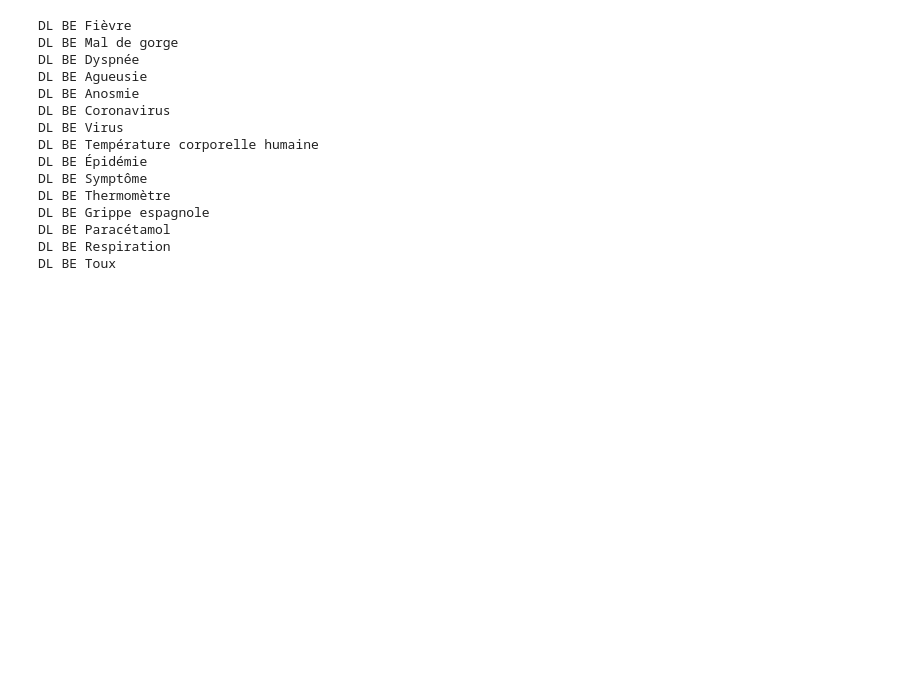
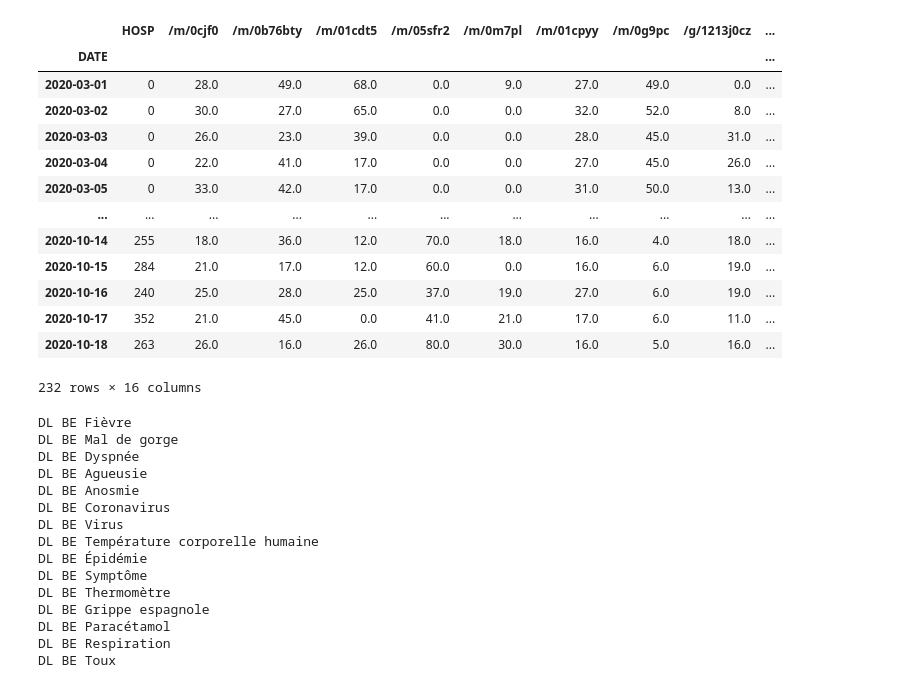
Before and after one commit to gerardmargaux/CovidThesis, a Jupyter notebook: src/forecast.ipynb, the cells around one changed output. Drawn from its saved outputs; the diff is of its cells as text; code cells hidden in the pictures; blank space fills up the shorter version.

```diff
--- a/src/forecast.ipynb
+++ b/src/forecast.ipynb
@@ -23,6 +24,30 @@ def add_lag_diff(df, begin, end, interval, dropna=True):
             df_lag[f'{column}_{i}_lag'] = df_lag[column].shift(i)  # lags in days
             df_lag[f'{column}_{i}_diff'] = df_lag[f'{column}_{i}_lag'].diff()  # difference
     return df_lag.dropna() if dropna else df_lag
+# %%
+geo = "BE"
+url_trends = "https://raw.githubusercontent.com/gerardmargaux/CovidThesis/master/data/trends/model/"
+url_hospi = "https://raw.githubusercontent.com/gerardmargaux/CovidThesis/master/src/be-covid-hospi.csv"
+full_data = pm.create_full_df(url_trends, url_hospi, geo)
+full_data = full_data.reset_index().set_index('DATE')
+full_data = full_data.drop(columns=['LOC'])
+full_data = full_data.dropna()
+full_data
+# %% [output]
+|  | HOSP | /m/0cjf0 | /m/0b76bty | /m/01cdt5 | /m/05sfr2 | /m/0m7pl | /m/01cpyy | /m/0g9pc | /g/1213j0cz | ... |
+| DATE |  |  |  |  |  |  |  |  |  | ... |
+| 2020-03-01 | 0 | 28.0 | 49.0 | 68.0 | 0.0 | 9.0 | 27.0 | 49.0 | 0.0 | ... |
+| 2020-03-02 | 0 | 30.0 | 27.0 | 65.0 | 0.0 | 0.0 | 32.0 | 52.0 | 8.0 | ... |
+| 2020-03-03 | 0 | 26.0 | 23.0 | 39.0 | 0.0 | 0.0 | 28.0 | 45.0 | 31.0 | ... |
+| 2020-03-04 | 0 | 22.0 | 41.0 | 17.0 | 0.0 | 0.0 | 27.0 | 45.0 | 26.0 | ... |
+| 2020-03-05 | 0 | 33.0 | 42.0 | 17.0 | 0.0 | 0.0 | 31.0 | 50.0 | 13.0 | ... |
+| ... | ... | ... | ... | ... | ... | ... | ... | ... | ... | ... |
+| 2020-10-14 | 255 | 18.0 | 36.0 | 12.0 | 70.0 | 18.0 | 16.0 | 4.0 | 18.0 | ... |
+| 2020-10-15 | 284 | 21.0 | 17.0 | 12.0 | 60.0 | 0.0 | 16.0 | 6.0 | 19.0 | ... |
+| 2020-10-16 | 240 | 25.0 | 28.0 | 25.0 | 37.0 | 19.0 | 27.0 | 6.0 | 19.0 | ... |
+| 2020-10-17 | 352 | 21.0 | 45.0 | 0.0 | 41.0 | 21.0 | 17.0 | 6.0 | 11.0 | ... |
+| 2020-10-18 | 263 | 26.0 | 16.0 | 26.0 | 80.0 | 30.0 | 16.0 | 5.0 | 16.0 | ... |
+232 rows × 16 columns
 # %%
 geo = "BE"
 url_trends = "https://raw.githubusercontent.com/gerardmargaux/CovidThesis/master/data/trends/model/"
```
Also changed, not shown: parts of 5 cells of this notebook, 10 other files.
